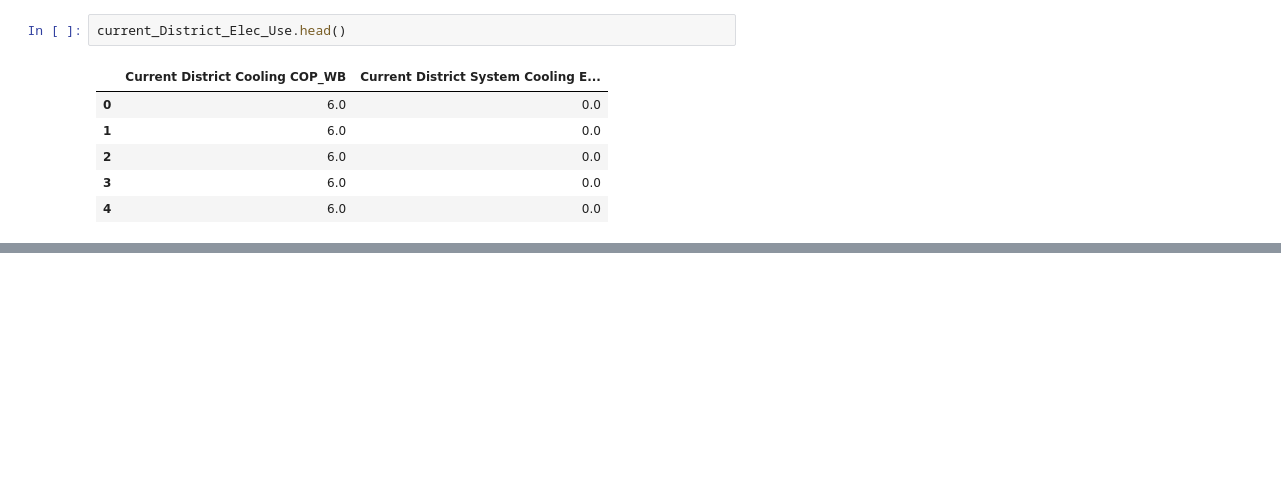
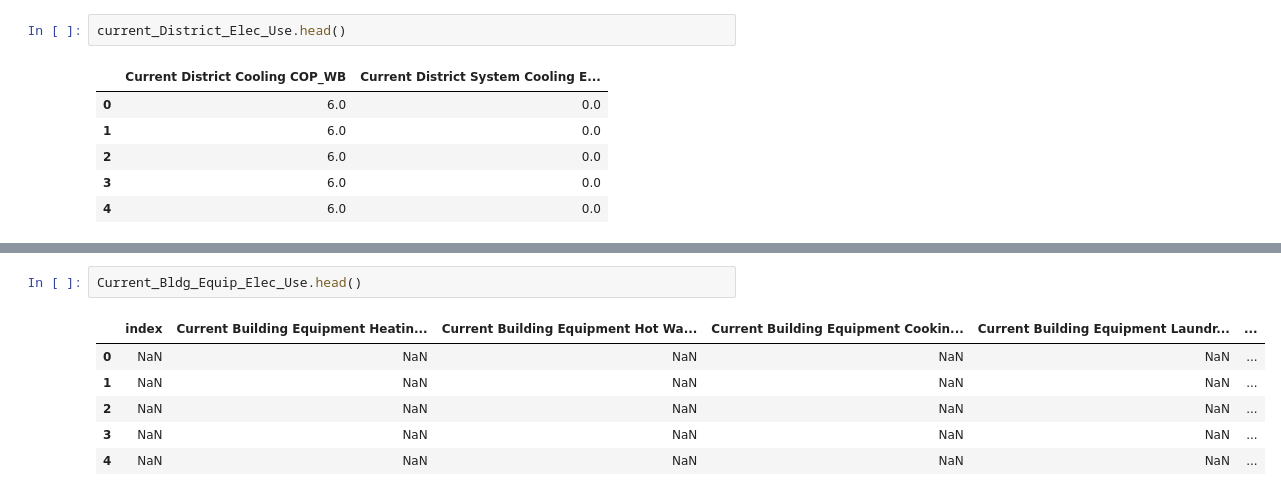
Before and after one commit to NikitaKhatwani/District-system---Engineering-model, a Jupyter notebook: UCSB_Loads and usage.ipynb, the cells around one changed output, grey strips where cells are left out. Cells and saved outputs as stored; diff of their text form; blank space fills up the shorter version.

```diff
--- a/UCSB_Loads and usage.ipynb
+++ b/UCSB_Loads and usage.ipynb
@@ -131,0 +165,9 @@ current_Bldg_Therm_Op_Loads.head()
+# %%
+Current_Bldg_Equip_Elec_Use.head()
+# %% [output]
+|  | index | Current Building Equipment Heatin... | Current Building Equipment Hot Wa... | Current Building Equipment Cookin... | Current Building Equipment Laundr... | ... |
+| 0 | NaN | NaN | NaN | NaN | NaN | ... |
+| 1 | NaN | NaN | NaN | NaN | NaN | ... |
+| 2 | NaN | NaN | NaN | NaN | NaN | ... |
+| 3 | NaN | NaN | NaN | NaN | NaN | ... |
+| 4 | NaN | NaN | NaN | NaN | NaN | ... |
```
Also changed, not shown: parts of 11 cells of this notebook, 5 other files.
